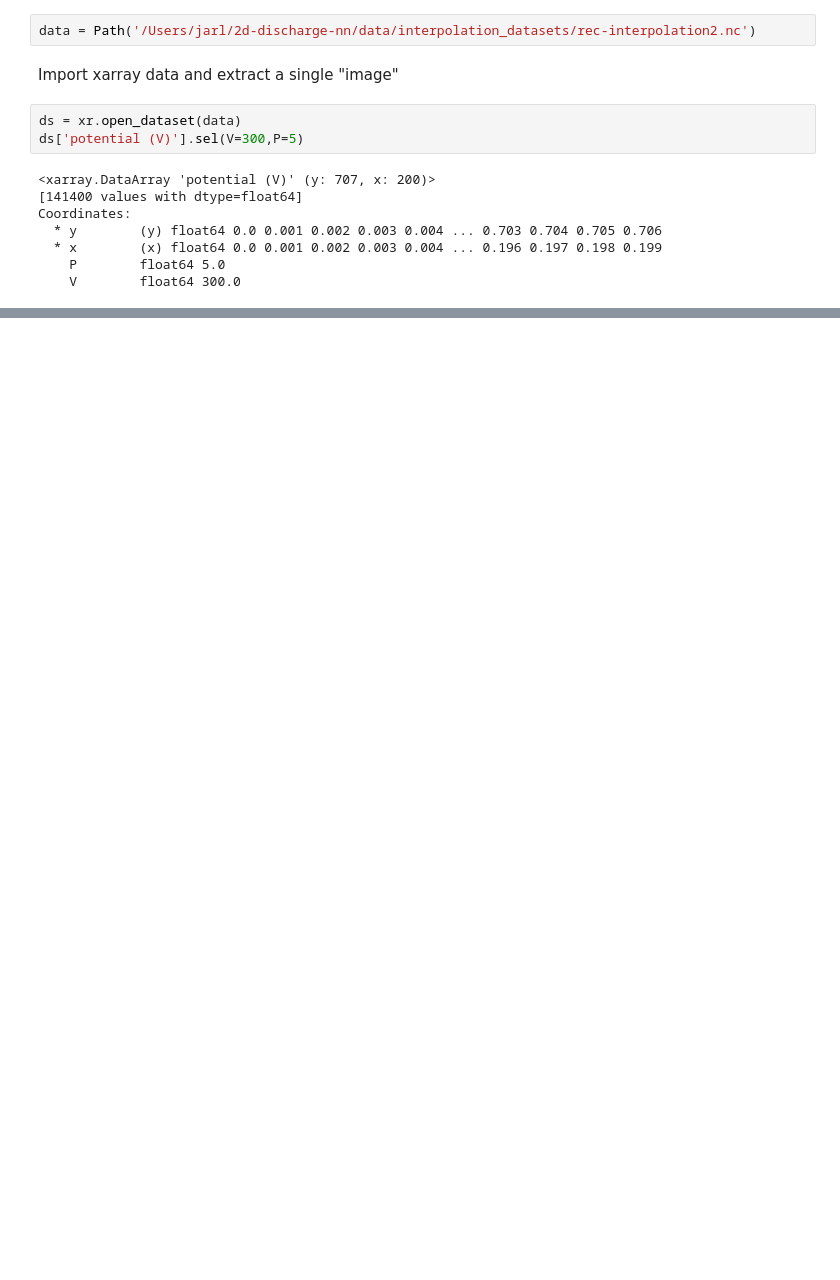
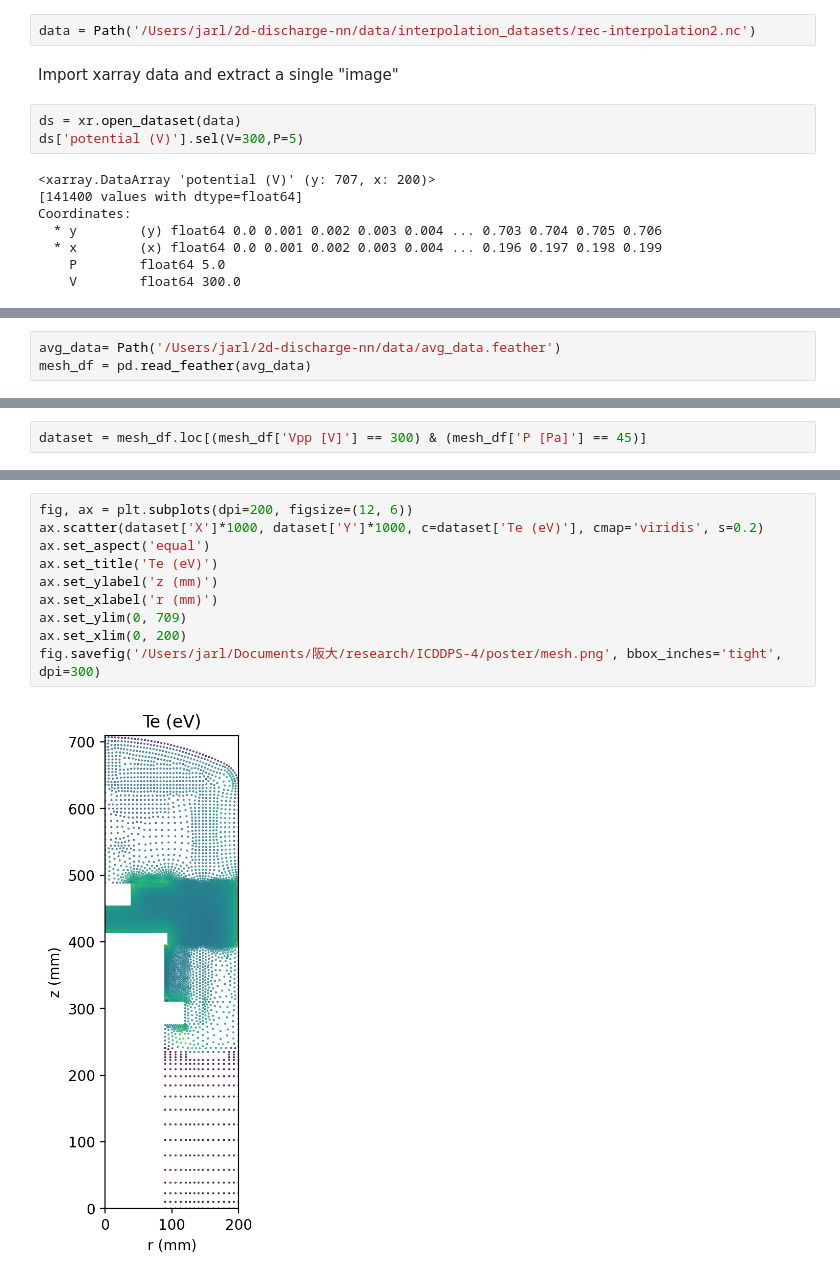
Before and after one commit to jarltc/2d-discharge-nn, a Jupyter notebook: data-vis.ipynb, the cells around one changed output, grey strips where cells are left out. Cells and saved outputs as stored; diff of their text form; blank space fills up the shorter version.

```diff
--- a/data-vis.ipynb
+++ b/data-vis.ipynb
@@ -25,0 +31,3 @@ ax.set_aspect('equal')
+# %%
+avg_data= Path('/Users/jarl/2d-discharge-nn/data/avg_data.feather')
+mesh_df = pd.read_feather(avg_data)
@@ -25,0 +43,2 @@ ax.set_aspect('equal')
+# %%
+dataset = mesh_df.loc[(mesh_df['Vpp [V]'] == 300) & (mesh_df['P [Pa]'] == 45)]
@@ -25,0 +54,12 @@ ax.set_aspect('equal')
+# %%
+fig, ax = plt.subplots(dpi=200, figsize=(12, 6))
+ax.scatter(dataset['X']*1000, dataset['Y']*1000, c=dataset['Te (eV)'], cmap='viridis', s=0.2)
+ax.set_aspect('equal')
+ax.set_title('Te (eV)')
+ax.set_ylabel('z (mm)')
+ax.set_xlabel('r (mm)')
+ax.set_ylim(0, 709)
+ax.set_xlim(0, 200)
+fig.savefig('/Users/jarl/Documents/阪大/research/ICDDPS-4/poster/mesh.png', bbox_inches='tight', dpi=300)
+# %% [output]
+[figure, added]
```
Also changed, not shown: parts of 4 cells of this notebook.
